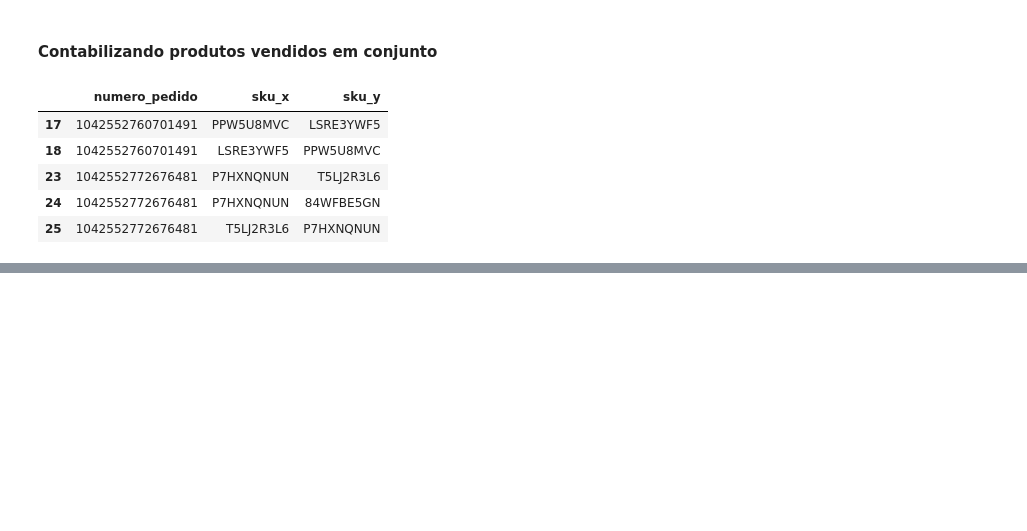
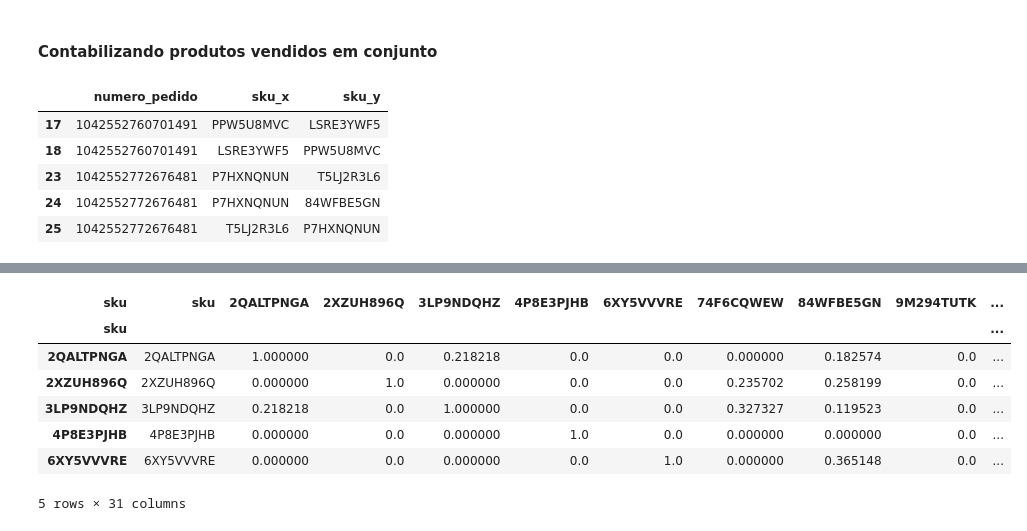
Before and after one commit to wrprates/ecommerce-joias, a Jupyter notebook: h3_compra_combinada/H3_compra_combinada.ipynb, the cells around one changed output, grey strips where cells are left out. Cells and saved outputs as stored; diff of their text form; code cells hidden in the pictures; blank space fills up the shorter version.

```diff
--- a/h3_compra_combinada/H3_compra_combinada.ipynb
+++ b/h3_compra_combinada/H3_compra_combinada.ipynb
@@ -88,0 +173,11 @@ df_resultado.head()
+# %%
+df_similaridade.head()
+# %% [output]
+| sku | sku | 2QALTPNGA | 2XZUH896Q | 3LP9NDQHZ | 4P8E3PJHB | 6XY5VVVRE | 74F6CQWEW | 84WFBE5GN | 9M294TUTK | ... |
+| sku |  |  |  |  |  |  |  |  |  | ... |
+| 2QALTPNGA | 2QALTPNGA | 1.000000 | 0.0 | 0.218218 | 0.0 | 0.0 | 0.000000 | 0.182574 | 0.0 | ... |
+| 2XZUH896Q | 2XZUH896Q | 0.000000 | 1.0 | 0.000000 | 0.0 | 0.0 | 0.235702 | 0.258199 | 0.0 | ... |
+| 3LP9NDQHZ | 3LP9NDQHZ | 0.218218 | 0.0 | 1.000000 | 0.0 | 0.0 | 0.327327 | 0.119523 | 0.0 | ... |
+| 4P8E3PJHB | 4P8E3PJHB | 0.000000 | 0.0 | 0.000000 | 1.0 | 0.0 | 0.000000 | 0.000000 | 0.0 | ... |
+| 6XY5VVVRE | 6XY5VVVRE | 0.000000 | 0.0 | 0.000000 | 0.0 | 1.0 | 0.000000 | 0.365148 | 0.0 | ... |
+5 rows × 31 columns
```
Also changed, not shown: parts of 23 cells of this notebook.
